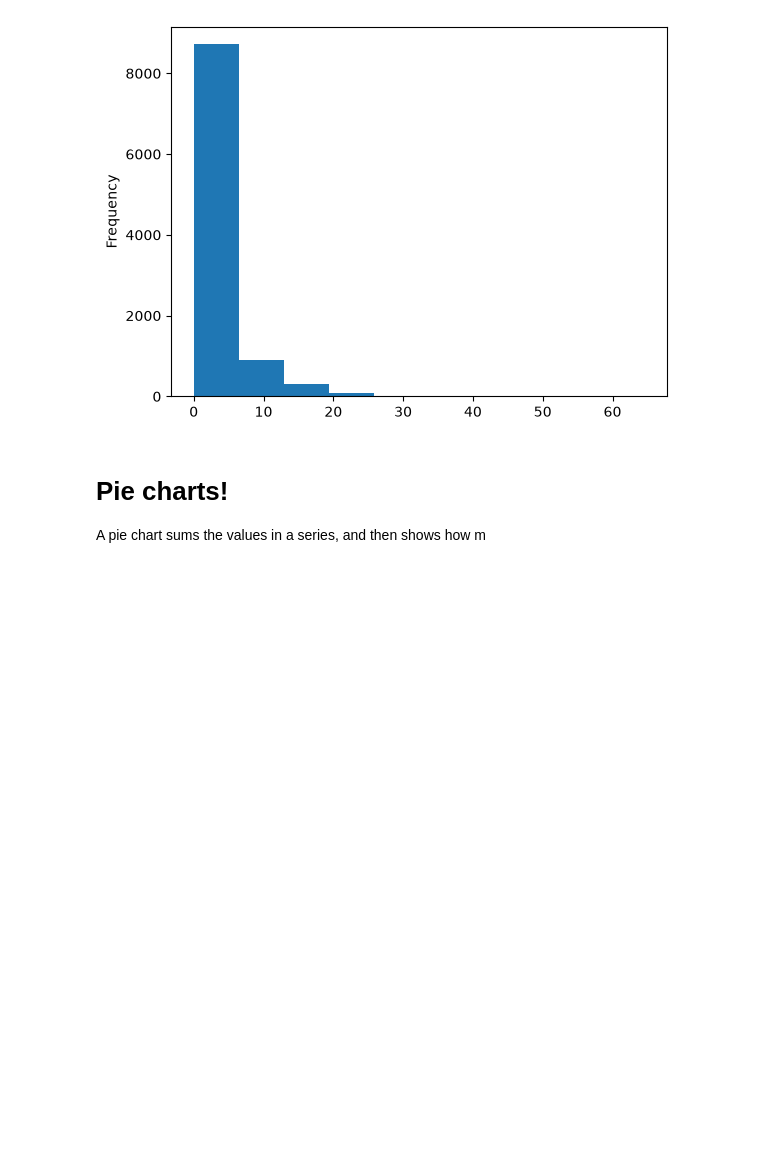
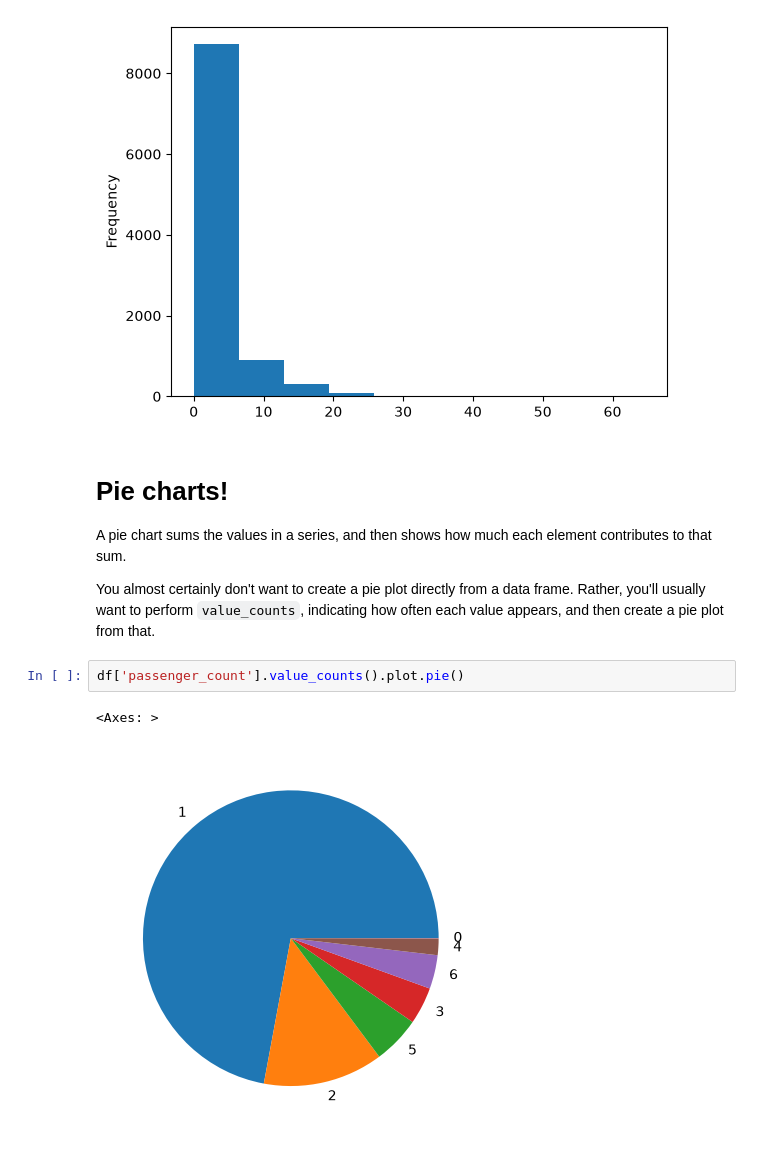
Before and after one commit to reuven/BDTMSD-Python-2026-07, a Jupyter notebook: BDTMSD-Python-2026-10-09.ipynb, the cells around one changed output. Saved outputs shown, nothing was run; the diff lists cells and outputs as text; blank space fills up the shorter version.

```diff
--- a/BDTMSD-Python-2026-10-09.ipynb
+++ b/BDTMSD-Python-2026-10-09.ipynb
@@ -528,4 +528,11 @@ df['trip_distance'].plot.hist()
 # %% [markdown]
 # Pie charts!
 
-A pie chart sums the values in a series, and then shows how m
+A pie chart sums the values in a series, and then shows how much each element contributes to that sum.
+
+You almost certainly don't want to create a pie plot directly from a data frame. Rather, you'll usually want to perform `value_counts`, indicating how often each value appears, and then create a pie plot from that.
+# %%
+df['passenger_count'].value_counts().plot.pie()
+# %% [output]
+<Axes: >
+[figure, added]
```
